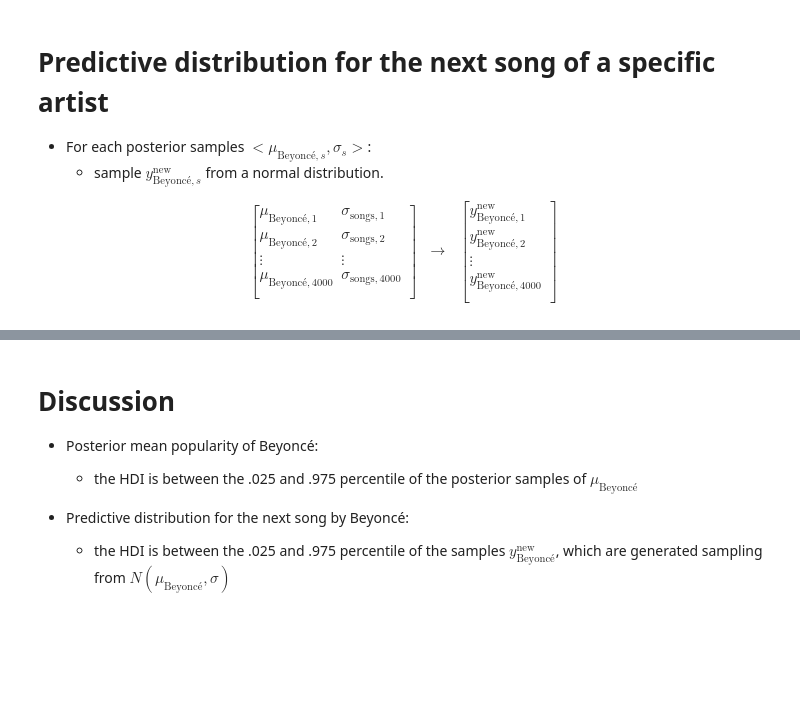
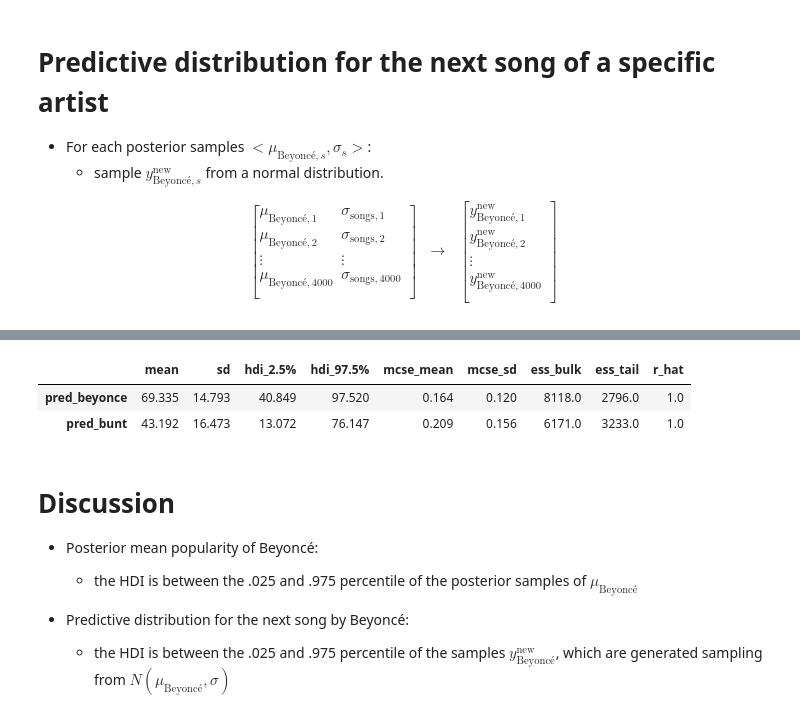
Before and after one commit to gcorani/bda, a Jupyter notebook: 4-normal-hierarchical-model.ipynb, the cells around one changed output, grey strips where cells are left out. Drawn from its saved outputs; the diff is of its cells as text; code cells hidden in the pictures; blank space fills up the shorter version.

```diff
--- a/4-normal-hierarchical-model.ipynb
+++ b/4-normal-hierarchical-model.ipynb
@@ -543,7 +558,14 @@ with pm.Model() as unpooled_model_with_preds:
 # %%
-#Notice the larger uncertainty of predictive distribution, compared to the uncertainty on the posterior mean (mu_artist[Beyoncé])
-#Can you explain the reason?
-az.summary(trace_unpooled_with_preds, var_names=['pred_beyonce'], hdi_prob=.95)
+# Predictive distribution of Beyonce and Bunt
+#There is larger uncertainty in the  predictive distribution than
+# in the posterior mean
+
+# Moreover, there is more uncertainty (see the sd) for  Bunt than for Beyoncè.
+az.summary(trace_unpooled_with_preds, var_names=['pred_beyonce','pred_bunt'], hdi_prob=.95)
+# %% [output]
+|  | mean | sd | hdi_2.5% | hdi_97.5% | mcse_mean | mcse_sd | ess_bulk | ess_tail | r_hat |
+| pred_beyonce | 69.335 | 14.793 | 40.849 | 97.520 | 0.164 | 0.120 | 8118.0 | 2796.0 | 1.0 |
+| pred_bunt | 43.192 | 16.473 | 13.072 | 76.147 | 0.209 | 0.156 | 6171.0 | 3233.0 | 1.0 |
 # %% [markdown]
 # Discussion
 
```
Also changed, not shown: parts of 21 cells of this notebook.
